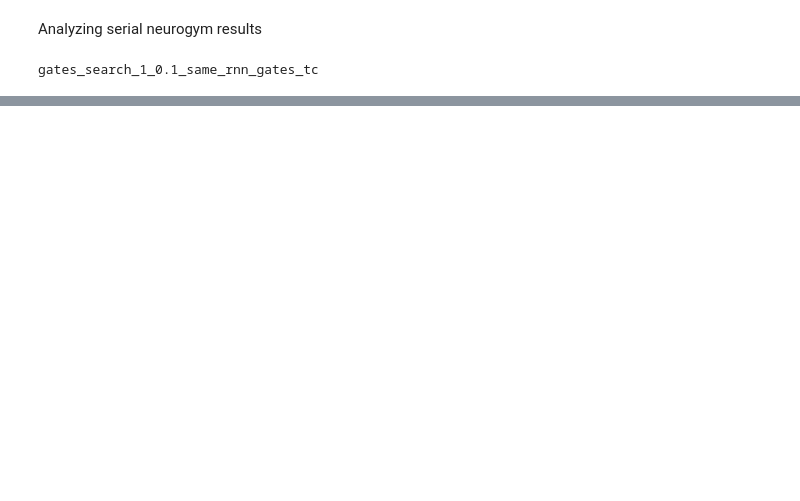
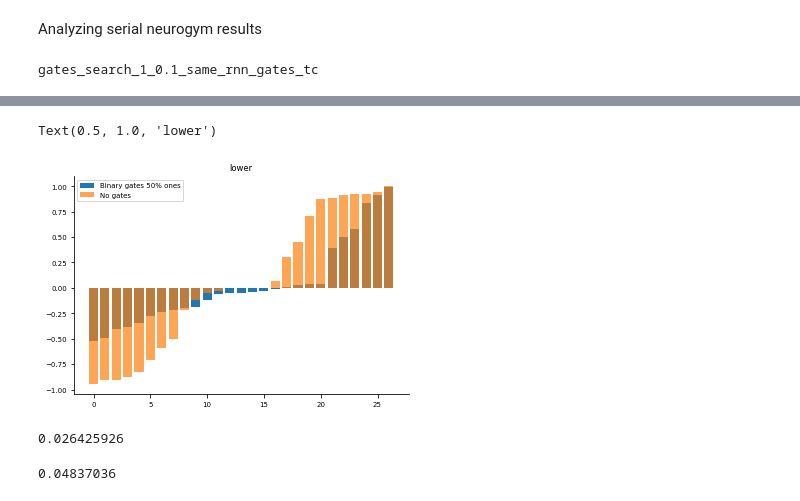
Before and after one commit to weilongzheng/PFC_MD_Modeling, a Jupyter notebook: CL_neurogym/analysis/analyzing_saved_testing_logs.ipynb, the cells around one changed output, grey strips where cells are left out. Drawn from its saved outputs; the diff is of its cells as text; code cells hidden in the pictures; blank space fills up the shorter version.

```diff
--- a/CL_neurogym/analysis/analyzing_saved_testing_logs.ipynb
+++ b/CL_neurogym/analysis/analyzing_saved_testing_logs.ipynb
@@ -297,0 +356,20 @@ fig.savefig(f'./files/{label1}_{label2}comp.png', dpi=600)
+# %%
+comp1 = get_diffs(testing_logs1, 'lower', 1)
+comp2 = get_diffs(testing_logs2, 'lower', 1)
+
+# lt = get_diffs(logs, 'lower', -1)
+_=plt.bar(range(comp1.shape[0]), np.sort(comp1), label=label1)
+_=plt.bar(range(comp2.shape[0]), np.sort(comp2), alpha = 0.7, label=label2)
+plt.legend()
+plt.gca().set_title('lower')
+# %% [output]
+Text(0.5, 1.0, 'lower')
+[figure, added]
+# %%
+comp1.mean()
+# %% [output]
+0.026425926
+# %%
+comp2.mean()
+# %% [output]
+0.04837036
```
Also changed, not shown: parts of 28 cells of this notebook, 3 other files.
